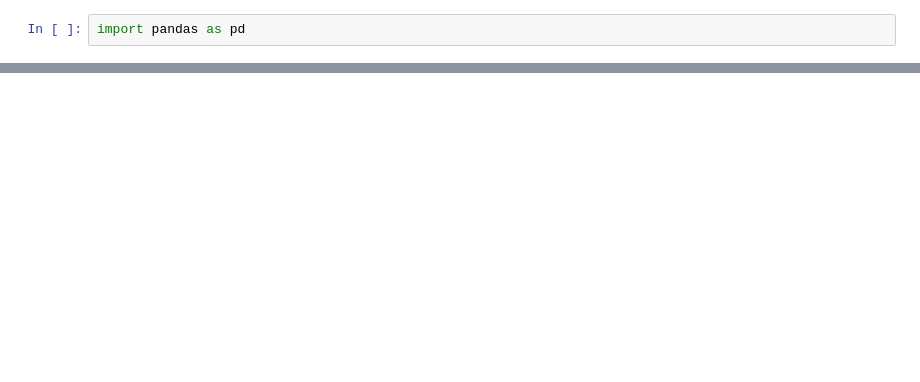
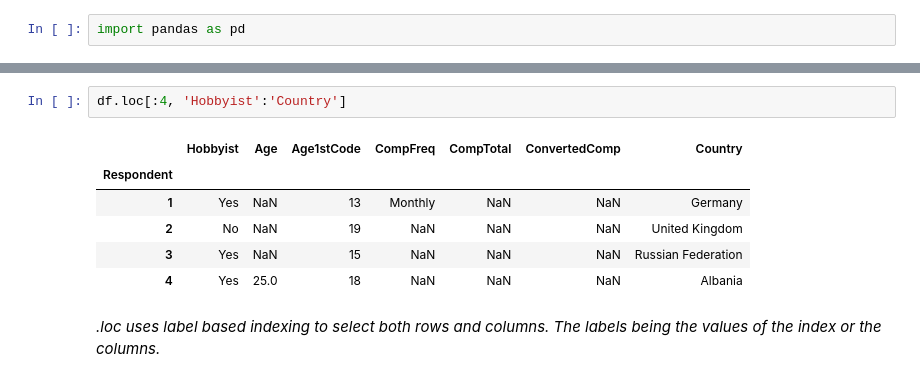
Before and after one commit to sharmasourab93/JustPython, a Jupyter notebook: pandas/pandas_1.ipynb, the cells around one changed output, grey strips where cells are left out. Cells and saved outputs as stored; diff of their text form; blank space fills up the shorter version.

```diff
--- a/pandas/pandas_1.ipynb
+++ b/pandas/pandas_1.ipynb
@@ -103,0 +134,11 @@ schema_df
+# %%
+df.loc[:4, 'Hobbyist':'Country']
+# %% [output]
+|  | Hobbyist | Age | Age1stCode | CompFreq | CompTotal | ConvertedComp | Country |
+| Respondent |  |  |  |  |  |  |  |
+| 1 | Yes | NaN | 13 | Monthly | NaN | NaN | Germany |
+| 2 | No | NaN | 19 | NaN | NaN | NaN | United Kingdom |
+| 3 | Yes | NaN | 15 | NaN | NaN | NaN | Russian Federation |
+| 4 | Yes | 25.0 | 18 | NaN | NaN | NaN | Albania |
+# %% [markdown]
+_.loc uses label based indexing to select both rows and columns. The labels being the values of the index or the columns._
```
Also changed, not shown: parts of 40 cells of this notebook, 1 other file.
